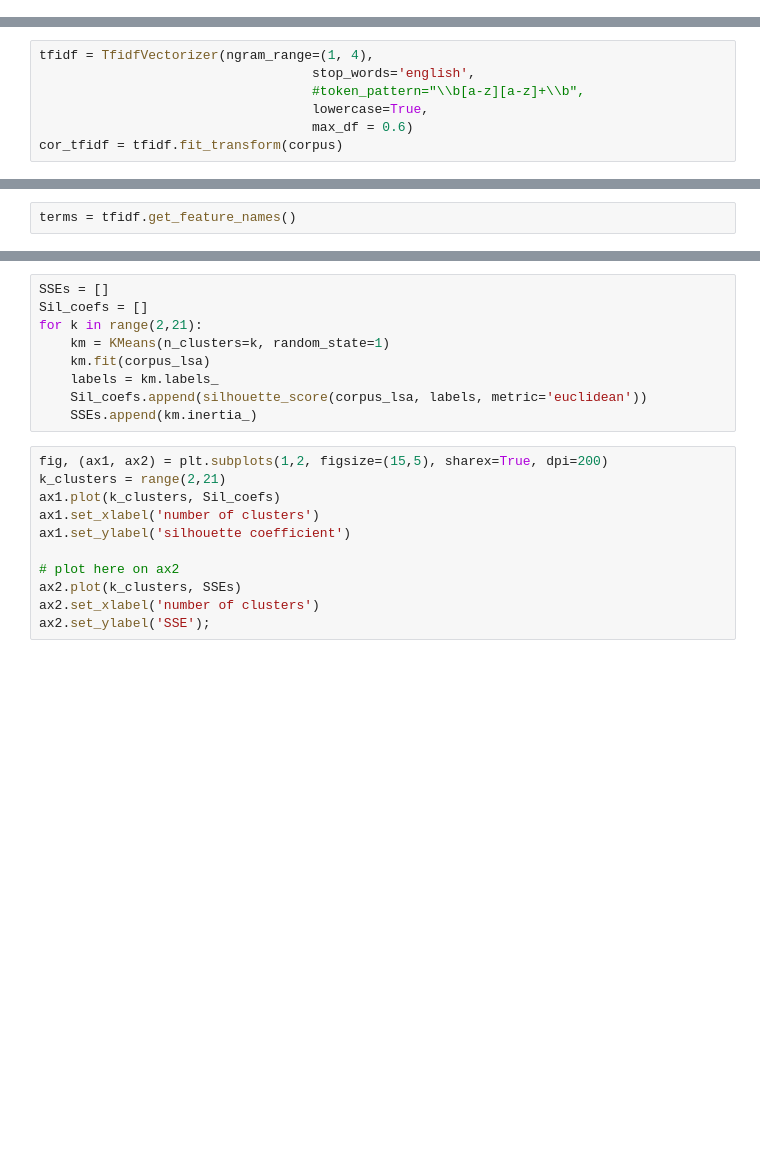
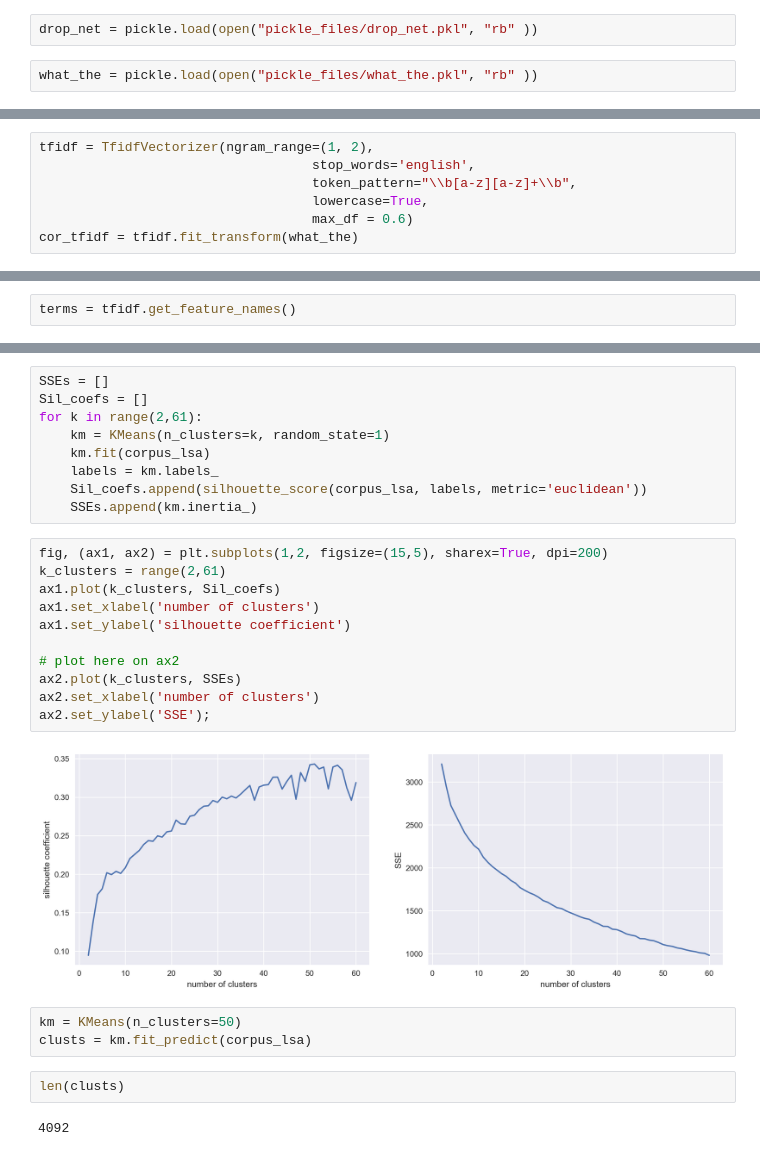
Before and after one commit to Zingo3245/Predicting_the_Source_of_News_Articles, a Jupyter notebook: Fit_LSA.ipynb, the cells around one changed output, grey strips where cells are left out. Drawn from its saved outputs; the diff is of its cells as text; blank space fills up the shorter version.

Commit message:
In which our hero starts clustering

```diff
--- a/Fit_LSA.ipynb
+++ b/Fit_LSA.ipynb
@@ -34,0 +33,4 @@ len(Xtreme_clean)
+# %%
+drop_net = pickle.load(open("pickle_files/drop_net.pkl", "rb" ))
+# %%
+what_the = pickle.load(open("pickle_files/what_the.pkl", "rb" ))
@@ -41,12 +53,12 @@ count_vectorizer2 = CountVectorizer(ngram_range=(1, 4),
 
 cv_fit_tran = count_vectorizer2.fit_transform(corpus)
 # %%
-tfidf = TfidfVectorizer(ngram_range=(1, 4),
+tfidf = TfidfVectorizer(ngram_range=(1, 2),
                                    stop_words='english',
-                                   #token_pattern="\\b[a-z][a-z]+\\b",
+                                   token_pattern="\\b[a-z][a-z]+\\b",
                                    lowercase=True,
                                    max_df = 0.6)
-cor_tfidf = tfidf.fit_transform(corpus)
+cor_tfidf = tfidf.fit_transform(what_the)
 # %%
 lsa = TruncatedSVD(60, algorithm = 'arpack')
 corpus_lsa = lsa.fit_transform(cor_tfidf)
@@ -92,7 +102,7 @@ os.system('say "Your move.....Commander"')
 # %%
 SSEs = []
 Sil_coefs = []
-for k in range(2,21):
+for k in range(2,61):
     km = KMeans(n_clusters=k, random_state=1)
     km.fit(corpus_lsa)
     labels = km.labels_
@@ -100,12 +110,21 @@ for k in range(2,21):
     SSEs.append(km.inertia_)
 # %%
 fig, (ax1, ax2) = plt.subplots(1,2, figsize=(15,5), sharex=True, dpi=200)
-k_clusters = range(2,21)
+k_clusters = range(2,61)
 ax1.plot(k_clusters, Sil_coefs)
 ax1.set_xlabel('number of clusters')
 ax1.set_ylabel('silhouette coefficient')
 
 # plot here on ax2
 ax2.plot(k_clusters, SSEs)
 ax2.set_xlabel('number of clusters')
 ax2.set_ylabel('SSE');
+# %% [output]
+[figure, added]
+# %%
+km = KMeans(n_clusters=50)
+clusts = km.fit_predict(corpus_lsa)
+# %%
+len(clusts)
+# %% [output]
+4092
```
Also changed, not shown: parts of 17 cells of this notebook, 1 other file.
